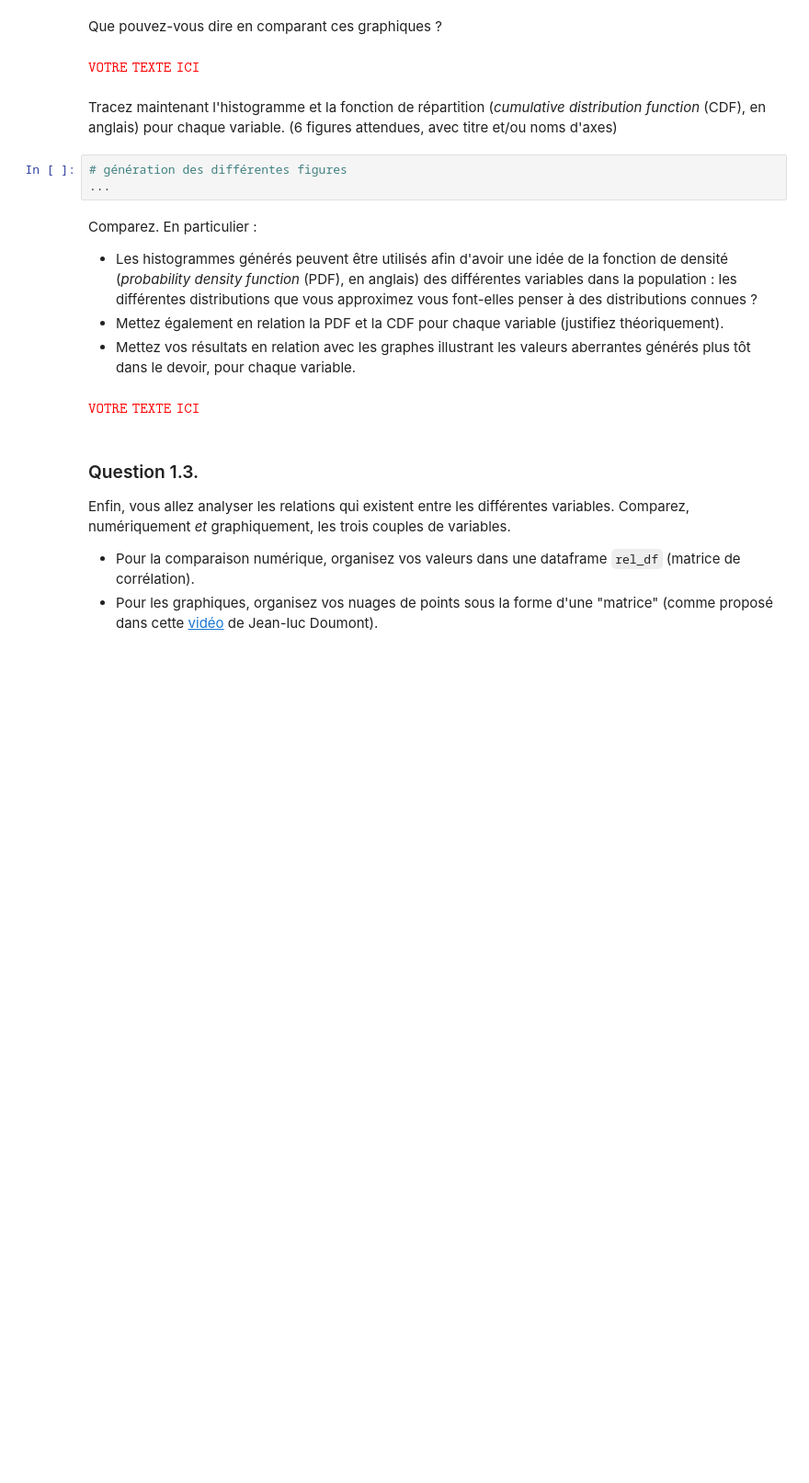
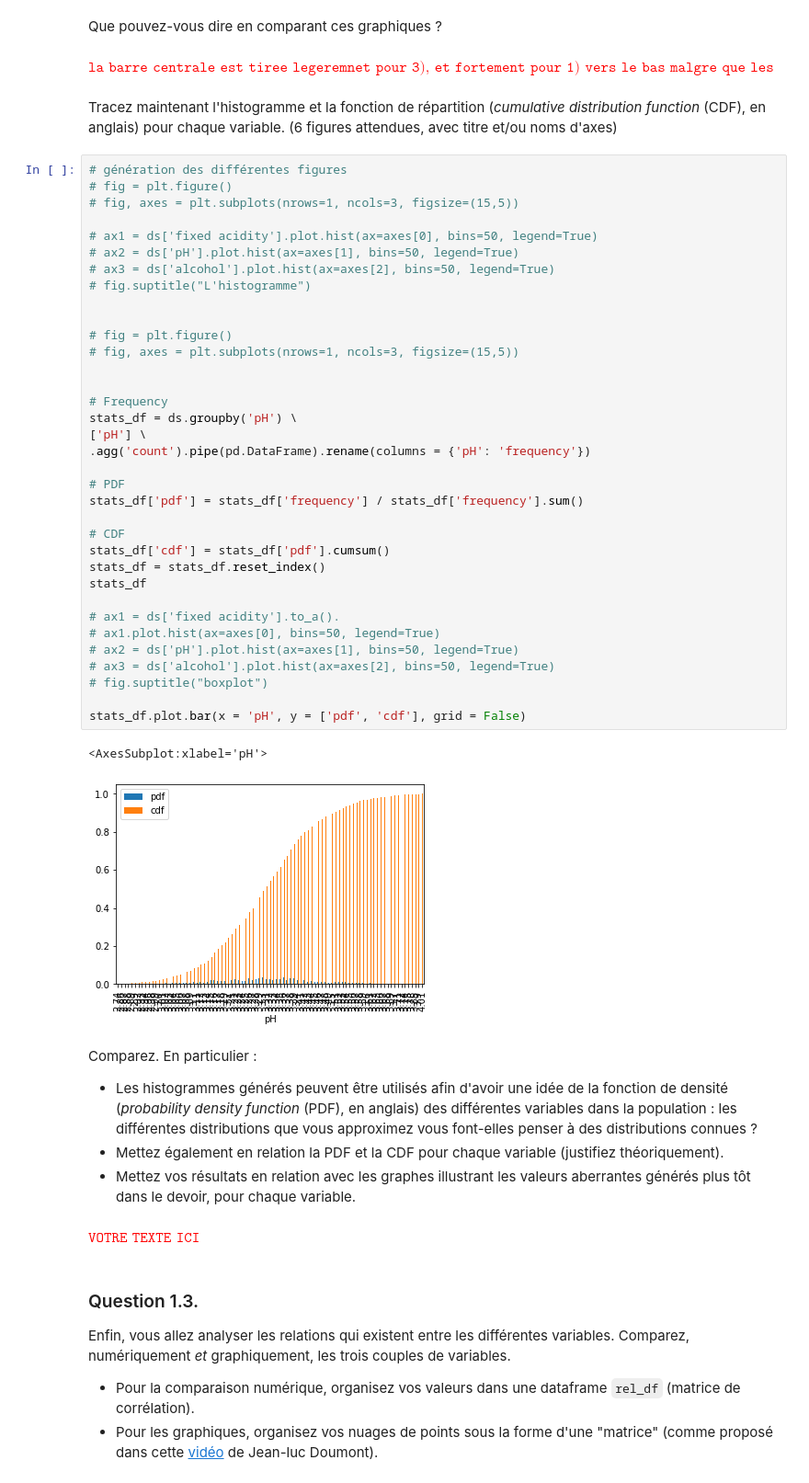
Before and after one commit to Ayoub-Vip/statistic-devoir1, a Jupyter notebook: math0487_fa22_hw1.ipynb, the cells around one changed output. Shown at 92% size. Cells and saved outputs as stored; diff of their text form; blank space fills up the shorter version.

```diff
--- a/math0487_fa22_hw1.ipynb
+++ b/math0487_fa22_hw1.ipynb
@@ -179,7 +200,9 @@ A partir de ces graphiques et sans considérer les données aberrantes, que pouv
 
 Que pouvez-vous dire en comparant ces graphiques ?
 # %% [markdown]
-<span style="color:red">$\texttt{VOTRE TEXTE ICI}$</span>
+<span style="color:red">$\texttt{
+la barre centrale est tiree legeremnet pour 3), et fortement pour 1) vers le bas malgre que les outliers sont situe en haut, en comparaison avec le 2) ou les points abberantes sont quasi centrés, et la barres centrale est au centre de la boite.
+}$</span>
 # %% [markdown]
 <!-- END QUESTION -->
 
@@ -188,7 +211,42 @@ Que pouvez-vous dire en comparant ces graphiques ?
 Tracez maintenant l'histogramme et la fonction de répartition (*cumulative distribution function* (CDF), en anglais) pour chaque variable. (6 figures attendues, avec titre et/ou noms d'axes)
 # %%
 # génération des différentes figures
-...
+# fig = plt.figure()
+# fig, axes = plt.subplots(nrows=1, ncols=3, figsize=(15,5))
+
+# ax1 = ds['fixed acidity'].plot.hist(ax=axes[0], bins=50, legend=True)
+# ax2 = ds['pH'].plot.hist(ax=axes[1], bins=50, legend=True)
+# ax3 = ds['alcohol'].plot.hist(ax=axes[2], bins=50, legend=True)
+# fig.suptitle("L'histogramme")
+
+
+# fig = plt.figure()
+# fig, axes = plt.subplots(nrows=1, ncols=3, figsize=(15,5))
+
+
+# Frequency
+stats_df = ds.groupby('pH') \
+['pH'] \
+.agg('count').pipe(pd.DataFrame).rename(columns = {'pH': 'frequency'})
+
+# PDF
+stats_df['pdf'] = stats_df['frequency'] / stats_df['frequency'].sum()
+
+# CDF
+stats_df['cdf'] = stats_df['pdf'].cumsum()
+stats_df = stats_df.reset_index()
+stats_df
+
+# ax1 = ds['fixed acidity'].to_a().
+# ax1.plot.hist(ax=axes[0], bins=50, legend=True)
+# ax2 = ds['pH'].plot.hist(ax=axes[1], bins=50, legend=True)
+# ax3 = ds['alcohol'].plot.hist(ax=axes[2], bins=50, legend=True)
+# fig.suptitle("boxplot")
+
+stats_df.plot.bar(x = 'pH', y = ['pdf', 'cdf'], grid = False)
+# %% [output]
+<AxesSubplot:xlabel='pH'>
+[figure, added]
 # %% [markdown]
 <!-- END QUESTION -->
 
```
Also changed, not shown: parts of 8 cells of this notebook.
